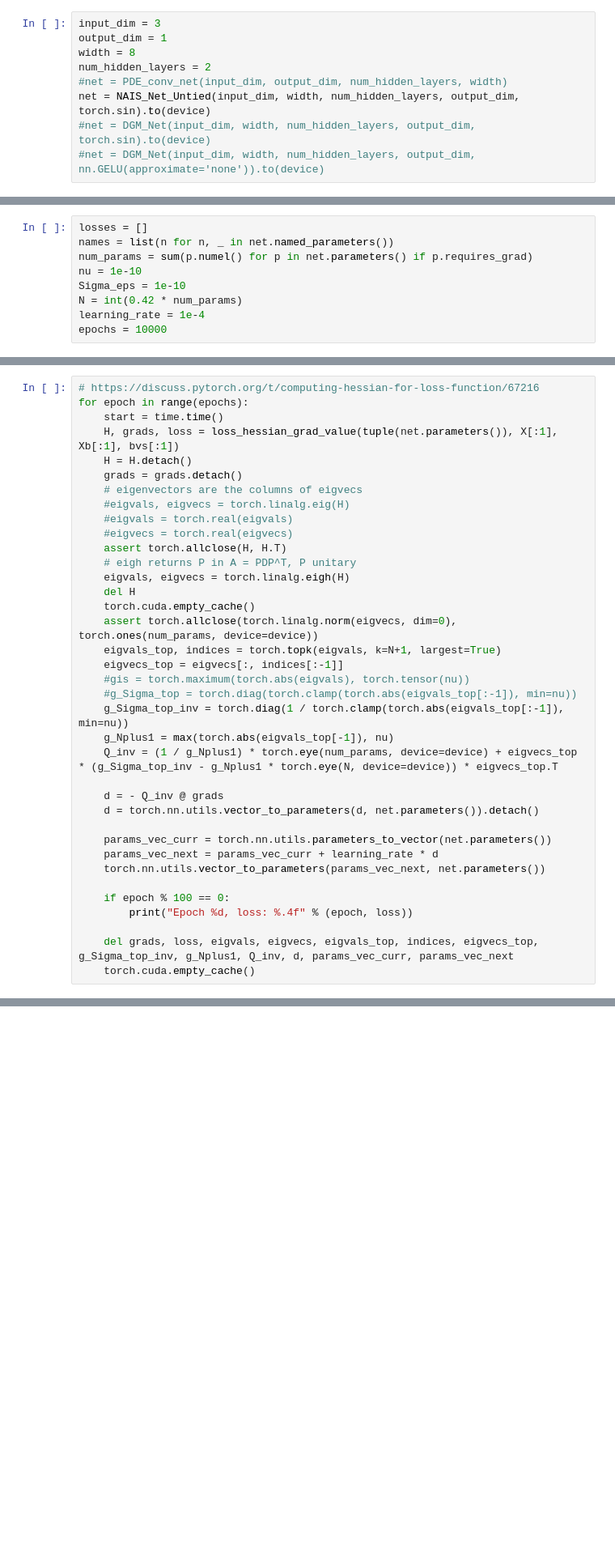
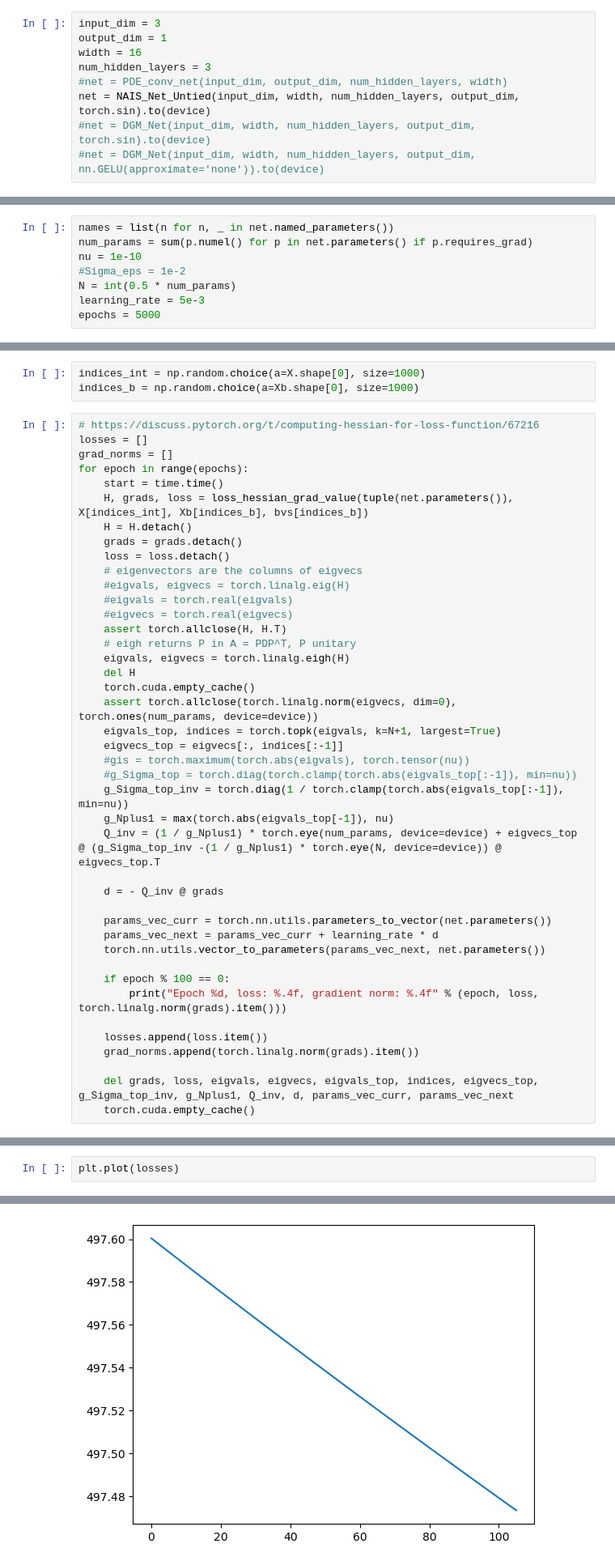
Before and after one commit to rahil1206/PDE-Project, a Jupyter notebook: Experiment.ipynb, the cells around one changed output, grey strips where cells are left out. Shown at 81% size. Saved outputs shown, nothing was run; the diff lists cells and outputs as text; blank space fills up the shorter version.

```diff
--- a/Experiment.ipynb
+++ b/Experiment.ipynb
@@ -36,8 +37,8 @@ $$
 # %%
 input_dim = 3
 output_dim = 1
-width = 8
-num_hidden_layers = 2
+width = 16
+num_hidden_layers = 3
 #net = PDE_conv_net(input_dim, output_dim, num_hidden_layers, width)
 net = NAIS_Net_Untied(input_dim, width, num_hidden_layers, output_dim, torch.sin).to(device)
 #net = DGM_Net(input_dim, width, num_hidden_layers, output_dim, torch.sin).to(device)
@@ -669,11 +669,10 @@ torch.save(regression_net.state_dict(), "model_regression_freq_2_swish.pth")
 # %% [markdown]
 # SigmaSVD
 # %%
-losses = []
 names = list(n for n, _ in net.named_parameters())
 num_params = sum(p.numel() for p in net.parameters() if p.requires_grad)
 nu = 1e-10
-Sigma_eps = 1e-10
-N = int(0.42 * num_params)
-learning_rate = 1e-4
-epochs = 10000
+#Sigma_eps = 1e-2
+N = int(0.5 * num_params)
+learning_rate = 5e-3
+epochs = 5000
@@ -739,13 +733,19 @@ def loss_hessian_grad_value(params, x_int, x_b, bs):
     hessian, (grad, loss_value) = jacrev(loss_grad_value, argnums=0, has_aux=True)(params, x_int, x_b, bs)
     hessian = torch.cat([p.view(grad.shape[0], -1) for p in hessian], dim=-1)
     return hessian, grad, loss_value
+# %%
+indices_int = np.random.choice(a=X.shape[0], size=1000)
+indices_b = np.random.choice(a=Xb.shape[0], size=1000)
 # %%
 # https://discuss.pytorch.org/t/computing-hessian-for-loss-function/67216
+losses = []
+grad_norms = []
 for epoch in range(epochs):
     start = time.time()
-    H, grads, loss = loss_hessian_grad_value(tuple(net.parameters()), X[:1], Xb[:1], bvs[:1])
+    H, grads, loss = loss_hessian_grad_value(tuple(net.parameters()), X[indices_int], Xb[indices_b], bvs[indices_b])
     H = H.detach()
     grads = grads.detach()
+    loss = loss.detach()
     # eigenvectors are the columns of eigvecs
     #eigvals, eigvecs = torch.linalg.eig(H)
     #eigvals = torch.real(eigvals)
@@ -762,17 +762,19 @@ for epoch in range(epochs):
     #g_Sigma_top = torch.diag(torch.clamp(torch.abs(eigvals_top[:-1]), min=nu))
     g_Sigma_top_inv = torch.diag(1 / torch.clamp(torch.abs(eigvals_top[:-1]), min=nu))
     g_Nplus1 = max(torch.abs(eigvals_top[-1]), nu)
-    Q_inv = (1 / g_Nplus1) * torch.eye(num_params, device=device) + eigvecs_top * (g_Sigma_top_inv - g_Nplus1 * torch.eye(N, device=device)) * eigvecs_top.T
+    Q_inv = (1 / g_Nplus1) * torch.eye(num_params, device=device) + eigvecs_top @ (g_Sigma_top_inv -(1 / g_Nplus1) * torch.eye(N, device=device)) @ eigvecs_top.T
 
     d = - Q_inv @ grads
-    d = torch.nn.utils.vector_to_parameters(d, net.parameters()).detach()
 
     params_vec_curr = torch.nn.utils.parameters_to_vector(net.parameters())
     params_vec_next = params_vec_curr + learning_rate * d
     torch.nn.utils.vector_to_parameters(params_vec_next, net.parameters())
 
     if epoch % 100 == 0:
-        print("Epoch %d, loss: %.4f" % (epoch, loss))
+        print("Epoch %d, loss: %.4f, gradient norm: %.4f" % (epoch, loss, torch.linalg.norm(grads).item()))
+
+    losses.append(loss.item())
+    grad_norms.append(torch.linalg.norm(grads).item())
 
     del grads, loss, eigvals, eigvecs, eigvals_top, indices, eigvecs_top, g_Sigma_top_inv, g_Nplus1, Q_inv, d, params_vec_curr, params_vec_next
     torch.cuda.empty_cache()
@@ -780,0 +783,3 @@ RuntimeError: The size of tensor a (233) must match the size of tensor b (97) at
+# %%
+plt.plot(losses)
+# %% [output]
@@ -780,0 +787 @@ RuntimeError: The size of tensor a (233) must match the size of tensor b (97) at
+[figure, added]
```
Also changed, not shown: parts of 14 cells of this notebook.
